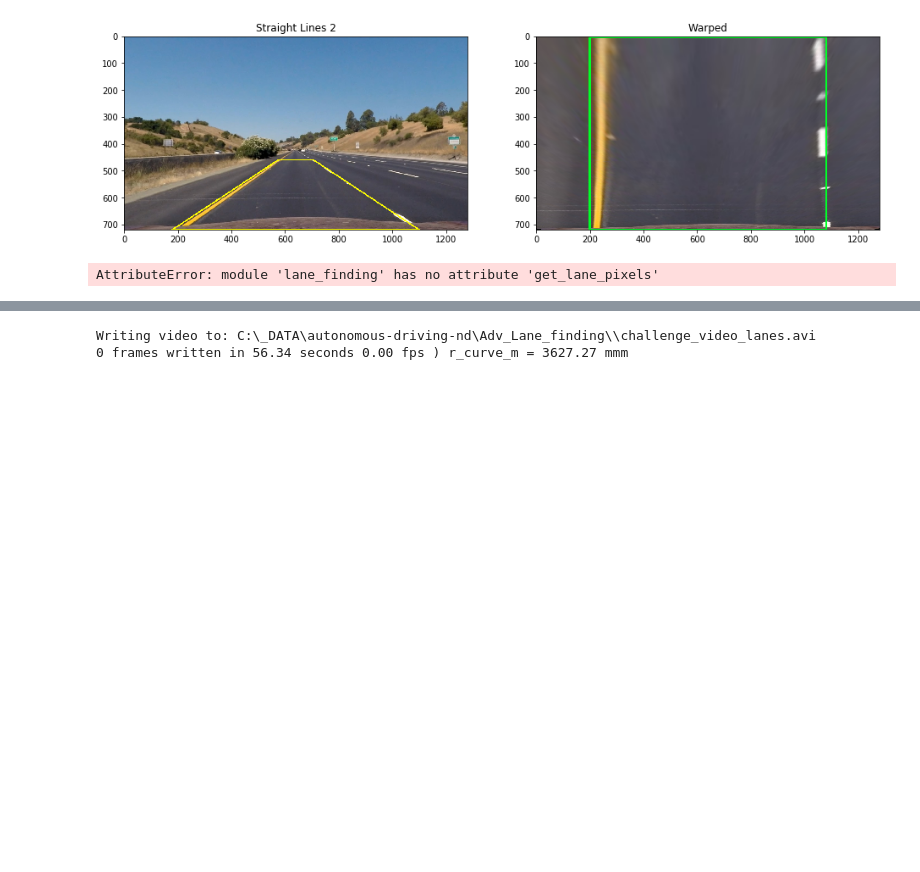
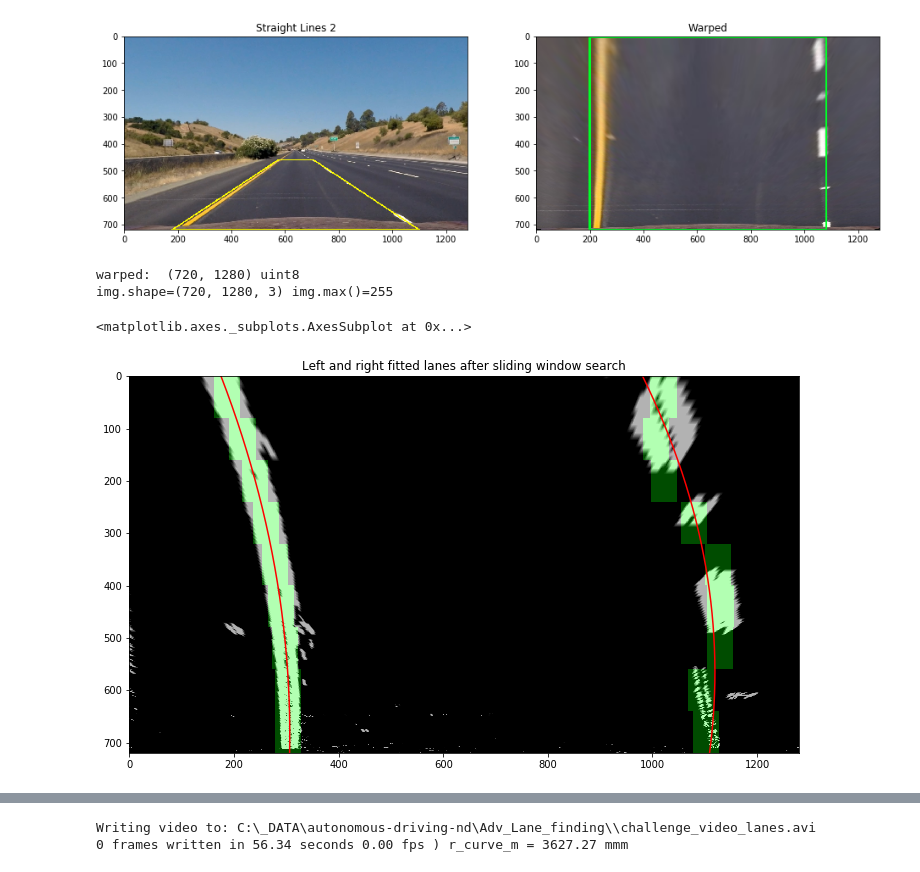
Before and after one commit to cuckookernel/CarND-Adv-Lane, a Jupyter notebook: Advanced Lane Finding.ipynb, the cells around one changed output, grey strips where cells are left out. Drawn from its saved outputs; the diff is of its cells as text; code cells hidden in the pictures; blank space fills up the shorter version.

```diff
--- a/Advanced Lane Finding.ipynb
+++ b/Advanced Lane Finding.ipynb
@@ -170,35 +168,38 @@ margin = 100
 
 def test_window_search( fname, persp_m ) :
 
     distorted = u.rgb_read( fname )
-    warped, undistorted,  lane_pixels = p.get_lane_pixels( distorted, mtx, dist, persp_m )
+    warped, undistorted,  lane_pixels = p.get_lane_pixels_bgr( distorted, mtx, dist, persp_m )
 
     bin_gray = u.binary2gray( lane_pixels  )
     warped = p.warp_perspective( bin_gray, persp_m )
 
     print( "warped: ",  warped.shape, warped.dtype )
 
     ( window_centroids,
       left_lane, right_lane ) = p.sliding_window_search(warped, window_width,
                                                         window_height, margin)
 
 
     left_fit, right_fit = p.fit_polys0( left_lane, right_lane )
 
     out = p.show_window_search_results( warped, window_centroids,
                                         window_width, window_height )
     ax = u.show(out, title= 'Left and right fitted lanes after sliding window search')
     y_s = np.arange( 0, out.shape[0] )
     ax.plot( np.polyval(left_fit, y_s),  y_s, 'r')
 
     ax.plot( np.polyval(right_fit, y_s),  y_s, 'r')
 
     #ax.plt( )
     return ax
 
 test_window_search( './test_images/test2.jpg', M )
 # %% [output]
-AttributeError: module 'lane_finding' has no attribute 'get_lane_pixels'
+warped:  (720, 1280) uint8
+img.shape=(720, 1280, 3) img.max()=255
+<matplotlib.axes._subplots.AxesSubplot at 0x...>
+[figure, added]
 # %%
 reload( p )
 reload( u )
```
Also changed, not shown: parts of 4 cells of this notebook, 2 other files.
